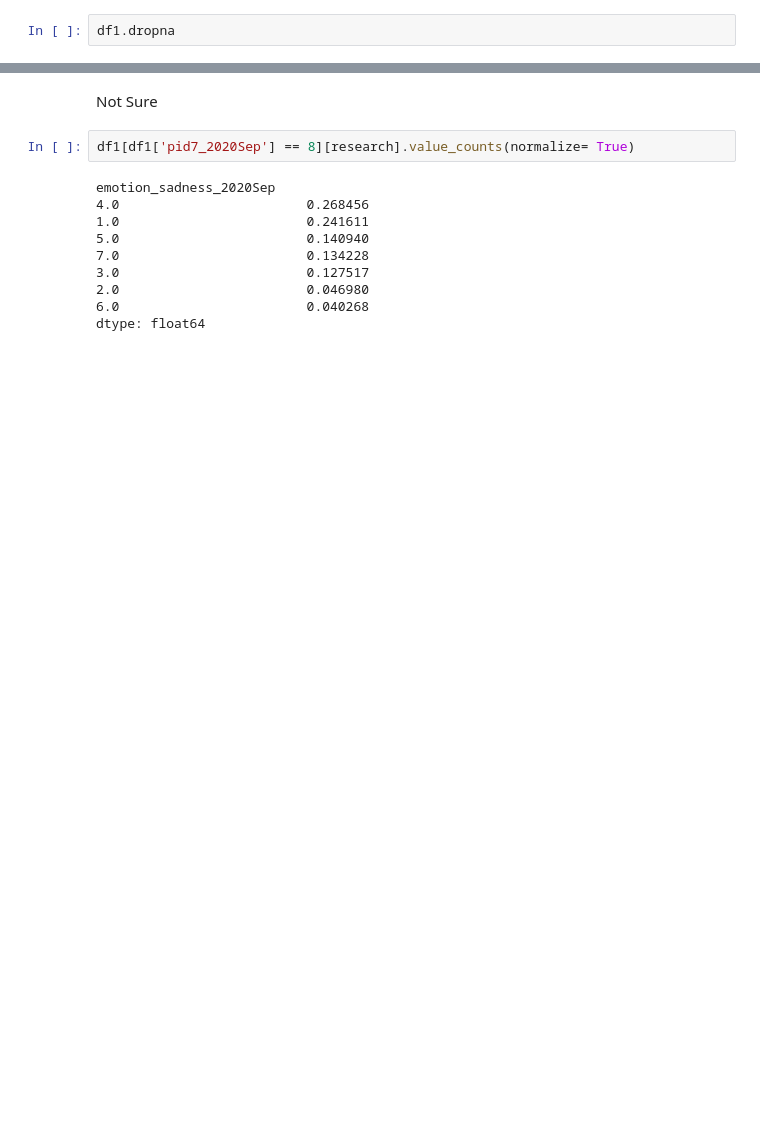
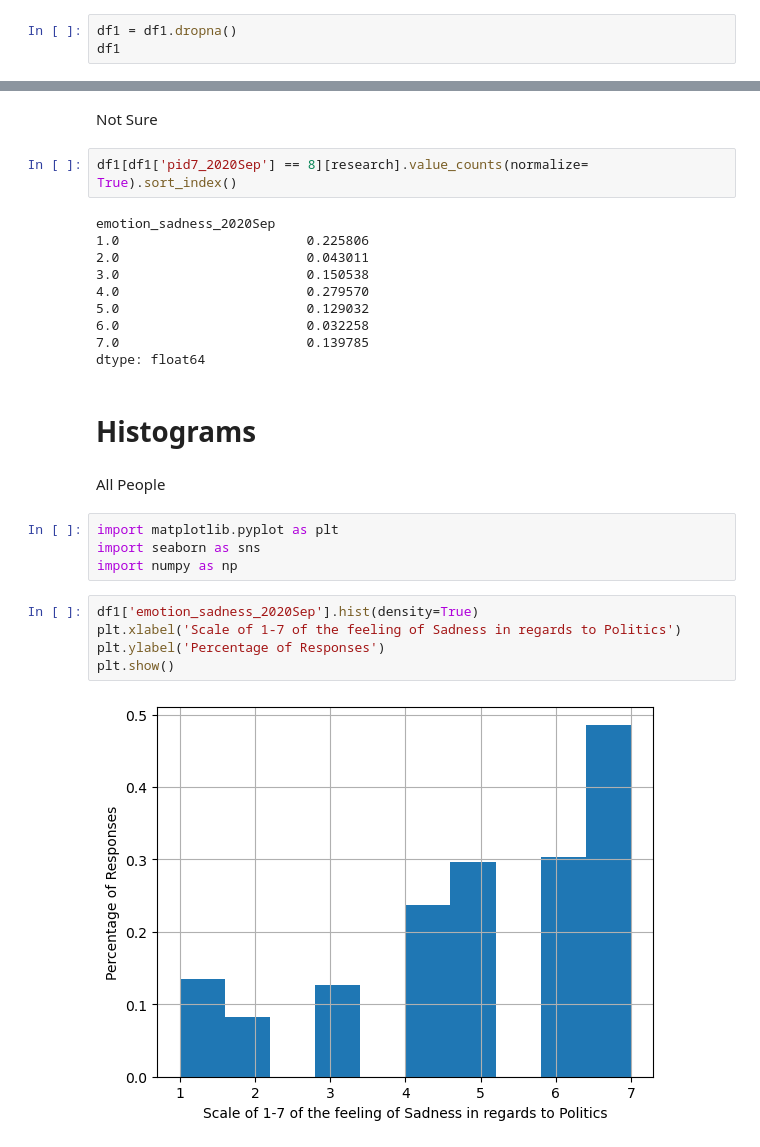
Before and after one commit to wdneff2/steur_research, a Jupyter notebook: research.ipynb, the cells around one changed output, grey strips where cells are left out. Drawn from its saved outputs; the diff is of its cells as text; blank space fills up the shorter version.

```diff
--- a/research.ipynb
+++ b/research.ipynb
@@ -79,5 +81,6 @@ df1['emotion_sadness_2020Sep'].unique()
 # %% [output]
 array([ 5.,  3.,  7.,  6.,  4.,  2.,  1., nan])
 # %%
-df1.dropna
+df1 = df1.dropna()
+df1
 # %% [output]
@@ -485,14 +484,29 @@ dtype: float64
 # %% [markdown]
 Not Sure
 # %%
-df1[df1['pid7_2020Sep'] == 8][research].value_counts(normalize= True)
+df1[df1['pid7_2020Sep'] == 8][research].value_counts(normalize= True).sort_index()
 # %% [output]
 emotion_sadness_2020Sep
-4.0                        0.268456
-1.0                        0.241611
-5.0                        0.140940
-7.0                        0.134228
-3.0                        0.127517
-2.0                        0.046980
-6.0                        0.040268
+1.0                        0.225806
+2.0                        0.043011
+3.0                        0.150538
+4.0                        0.279570
+5.0                        0.129032
+6.0                        0.032258
+7.0                        0.139785
 dtype: float64
+# %% [markdown]
+# Histograms
+# %% [markdown]
+All People
+# %%
+import matplotlib.pyplot as plt
+import seaborn as sns
+import numpy as np
+# %%
+df1['emotion_sadness_2020Sep'].hist(density=True)
+plt.xlabel('Scale of 1-7 of the feeling of Sadness in regards to Politics')
+plt.ylabel('Percentage of Responses')
+plt.show()
+# %% [output]
+[figure, added]
```
Also changed, not shown: parts of 37 cells of this notebook.
